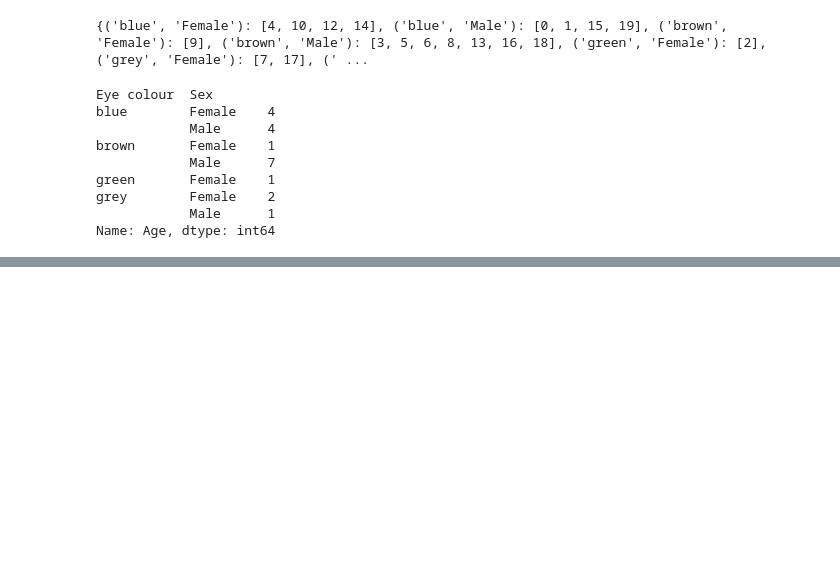
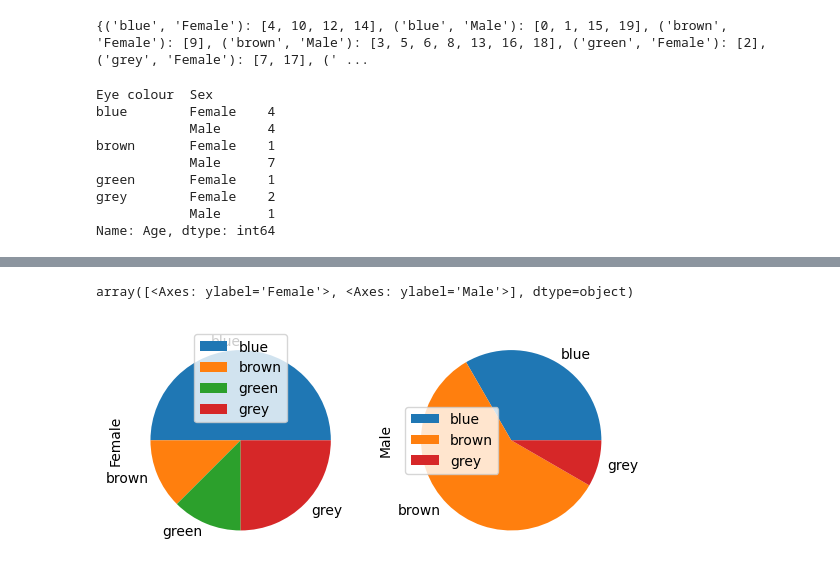
Before and after one commit to lkeegan/jupyter-data-exploration-live, a Jupyter notebook: part2.ipynb, the cells around one changed output, grey strips where cells are left out. Saved outputs shown, nothing was run; the diff lists cells and outputs as text; code cells hidden in the pictures; blank space fills up the shorter version.

```diff
--- a/part2.ipynb
+++ b/part2.ipynb
@@ -412,0 +422,5 @@ Name: Age, dtype: int64
+# %%
+df.groupby(["Eye colour", "Sex"]).Age.count().unstack().plot.pie(subplots=True)
+# %% [output]
+array([<Axes: ylabel='Female'>, <Axes: ylabel='Male'>], dtype=object)
+[figure, added]
```
Also changed, not shown: parts of 1 cell of this notebook.
